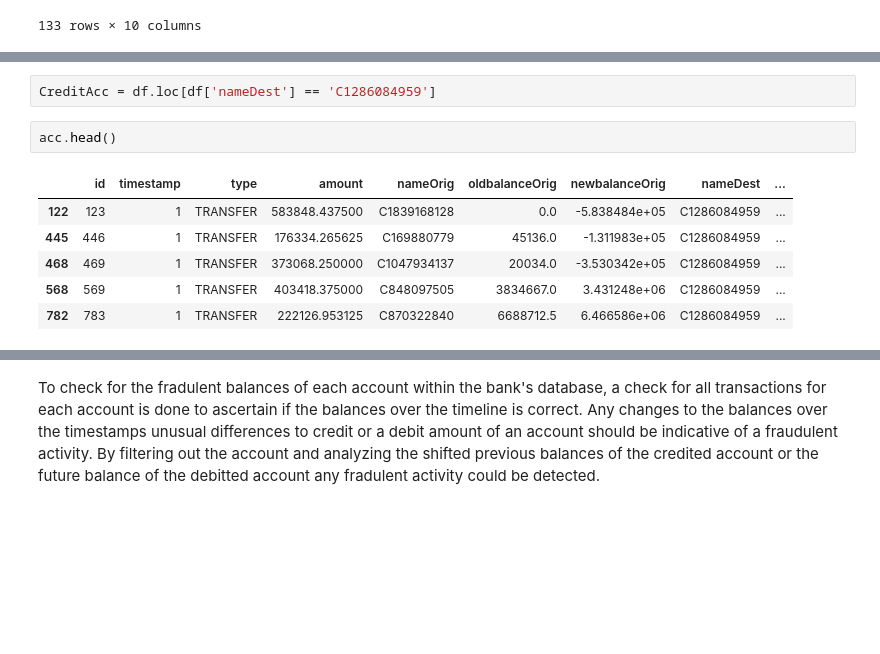
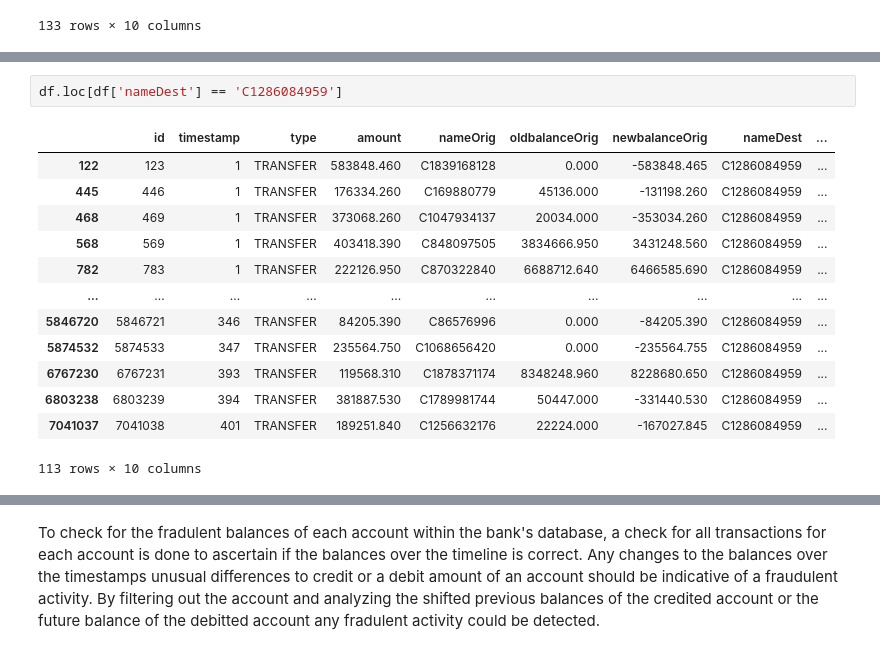
Before and after one commit to eboateng/FoDA, a Jupyter notebook: Assignment 1/Assignment1_group2.ipynb, the cells around one changed output, grey strips where cells are left out. Cells and saved outputs as stored; diff of their text form; blank space fills up the shorter version.

```diff
--- a/Assignment 1/Assignment1_group2.ipynb
+++ b/Assignment 1/Assignment1_group2.ipynb
@@ -624,11 +622,16 @@ DebitAcc = df.loc[df['nameOrig'] == 'C1286084959']
 # %%
-CreditAcc = df.loc[df['nameDest'] == 'C1286084959']
+df.loc[df['nameDest'] == 'C1286084959']
+# %% [output]
+|  | id | timestamp | type | amount | nameOrig | oldbalanceOrig | newbalanceOrig | nameDest | ... |
+| 122 | 123 | 1 | TRANSFER | 583848.460 | C1839168128 | 0.000 | -583848.465 | C1286084959 | ... |
+| 445 | 446 | 1 | TRANSFER | 176334.260 | C169880779 | 45136.000 | -131198.260 | C1286084959 | ... |
+| 468 | 469 | 1 | TRANSFER | 373068.260 | C1047934137 | 20034.000 | -353034.260 | C1286084959 | ... |
+| 568 | 569 | 1 | TRANSFER | 403418.390 | C848097505 | 3834666.950 | 3431248.560 | C1286084959 | ... |
+| 782 | 783 | 1 | TRANSFER | 222126.950 | C870322840 | 6688712.640 | 6466585.690 | C1286084959 | ... |
+| ... | ... | ... | ... | ... | ... | ... | ... | ... | ... |
+| 5846720 | 5846721 | 346 | TRANSFER | 84205.390 | C86576996 | 0.000 | -84205.390 | C1286084959 | ... |
+| 5874532 | 5874533 | 347 | TRANSFER | 235564.750 | C1068656420 | 0.000 | -235564.755 | C1286084959 | ... |
+| 6767230 | 6767231 | 393 | TRANSFER | 119568.310 | C1878371174 | 8348248.960 | 8228680.650 | C1286084959 | ... |
+| 6803238 | 6803239 | 394 | TRANSFER | 381887.530 | C1789981744 | 50447.000 | -331440.530 | C1286084959 | ... |
+| 7041037 | 7041038 | 401 | TRANSFER | 189251.840 | C1256632176 | 22224.000 | -167027.845 | C1286084959 | ... |
+113 rows × 10 columns
-# %%
-acc.head()
-# %% [output]
-|  | id | timestamp | type | amount | nameOrig | oldbalanceOrig | newbalanceOrig | nameDest | ... |
-| 122 | 123 | 1 | TRANSFER | 583848.437500 | C1839168128 | 0.0 | -5.838484e+05 | C1286084959 | ... |
-| 445 | 446 | 1 | TRANSFER | 176334.265625 | C169880779 | 45136.0 | -1.311983e+05 | C1286084959 | ... |
-| 468 | 469 | 1 | TRANSFER | 373068.250000 | C1047934137 | 20034.0 | -3.530342e+05 | C1286084959 | ... |
-| 568 | 569 | 1 | TRANSFER | 403418.375000 | C848097505 | 3834667.0 | 3.431248e+06 | C1286084959 | ... |
-| 782 | 783 | 1 | TRANSFER | 222126.953125 | C870322840 | 6688712.5 | 6.466586e+06 | C1286084959 | ... |
```
Also changed, not shown: parts of 15 cells of this notebook, 1 other file.
